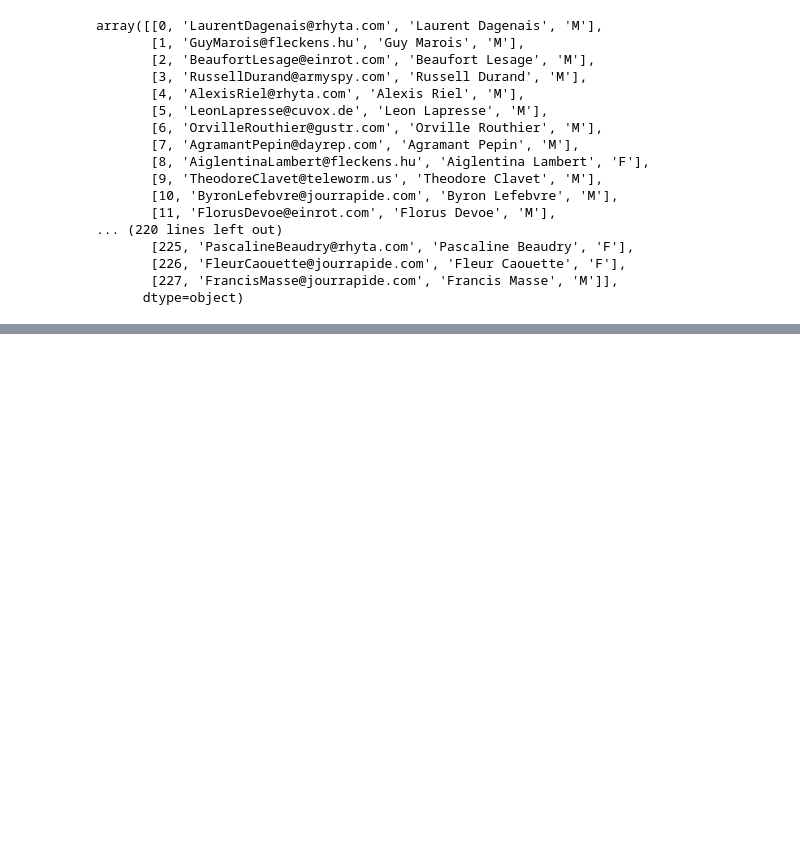
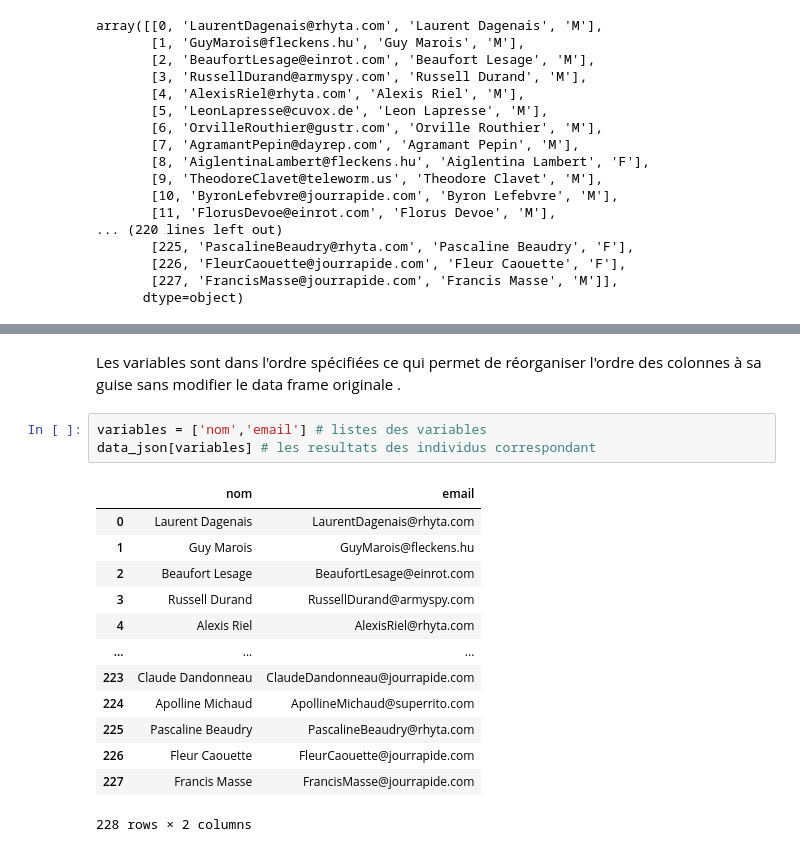
Before and after one commit to Harlequelrah/Learning_data_science, a Jupyter notebook: Learning_data_science/Créez_des_data_frames_avec_Pandas/index.ipynb, the cells around one changed output, grey strips where cells are left out. Cells and saved outputs as stored; diff of their text form; blank space fills up the shorter version.

Commit message:
manipulation du data frame , decouvertes des Series , modification d'une colonne

```diff
--- a/Learning_data_science/Créez_des_data_frames_avec_Pandas/index.ipynb
+++ b/Learning_data_science/Créez_des_data_frames_avec_Pandas/index.ipynb
@@ -166,0 +187,19 @@ array([[0, 'LaurentDagenais@rhyta.com', 'Laurent Dagenais', 'M'],
+# %% [markdown]
+Les variables sont dans l'ordre spécifiées ce qui permet de réorganiser l'ordre des colonnes à sa guise sans modifier le data frame originale .
+# %%
+variables = ['nom','email'] # listes des variables
+data_json[variables] # les resultats des individus correspondant
+# %% [output]
+|  | nom | email |
+| 0 | Laurent Dagenais | LaurentDagenais@rhyta.com |
+| 1 | Guy Marois | GuyMarois@fleckens.hu |
+| 2 | Beaufort Lesage | BeaufortLesage@einrot.com |
+| 3 | Russell Durand | RussellDurand@armyspy.com |
+| 4 | Alexis Riel | AlexisRiel@rhyta.com |
+| ... | ... | ... |
+| 223 | Claude Dandonneau | ClaudeDandonneau@jourrapide.com |
+| 224 | Apolline Michaud | ApollineMichaud@superrito.com |
+| 225 | Pascaline Beaudry | PascalineBeaudry@rhyta.com |
+| 226 | Fleur Caouette | FleurCaouette@jourrapide.com |
+| 227 | Francis Masse | FrancisMasse@jourrapide.com |
+228 rows × 2 columns
```
Also changed, not shown: parts of 10 cells of this notebook.
